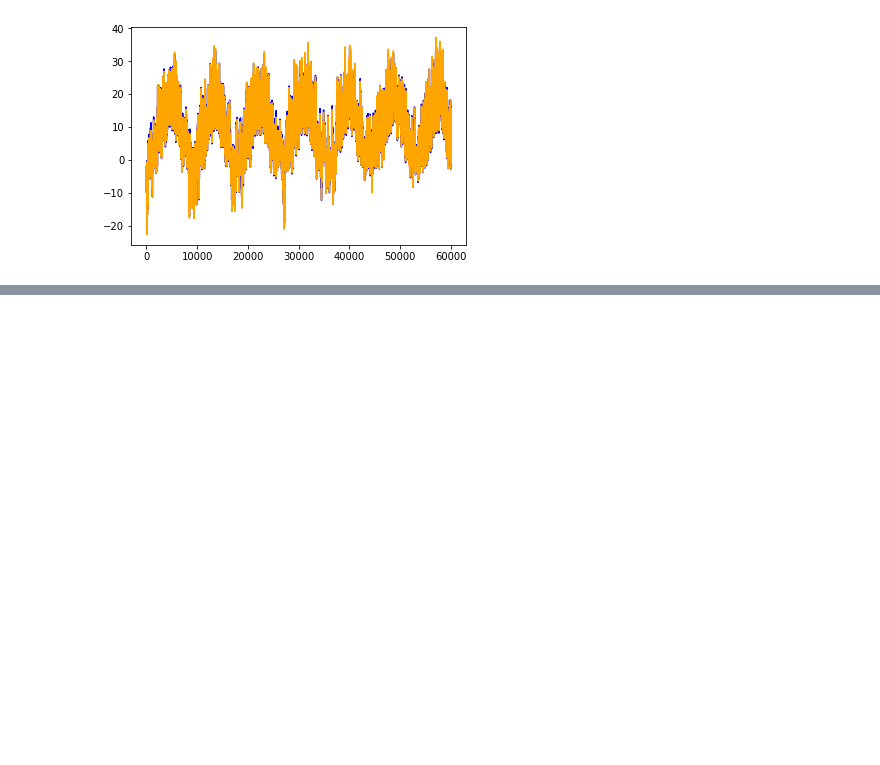
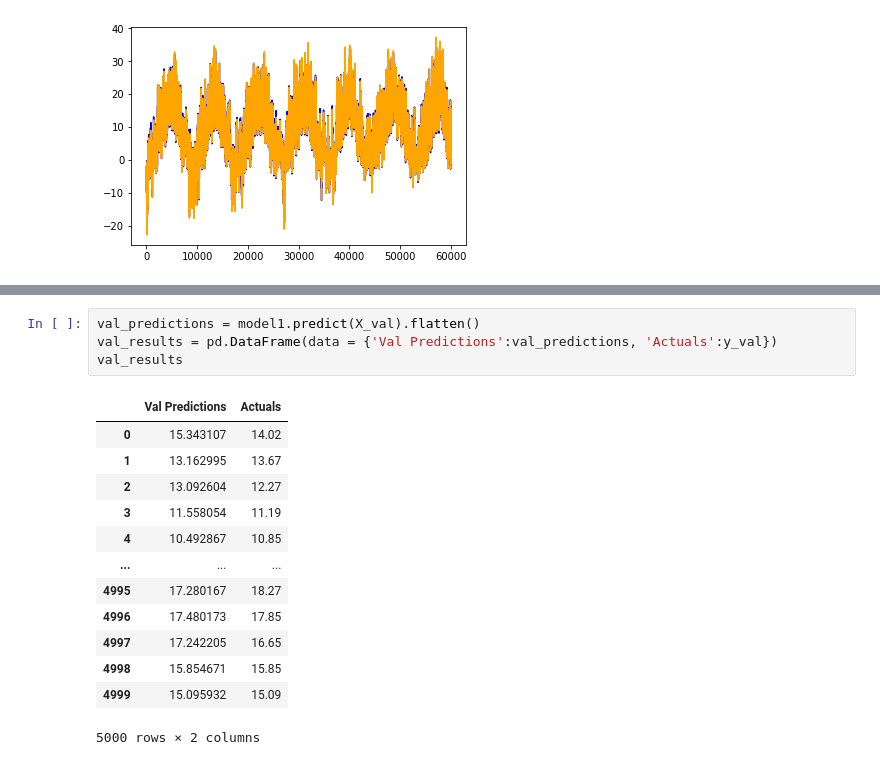
Before and after one commit to hli2238/FinRL---Stock-Prediction, a Jupyter notebook: models/LSTM Model.ipynb, the cells around one changed output, grey strips where cells are left out. Cells and saved outputs as stored; diff of their text form; blank space fills up the shorter version.

```diff
--- a/models/LSTM Model.ipynb
+++ b/models/LSTM Model.ipynb
@@ -131,0 +138,18 @@ plt.plot(results['Actuals'], color = 'orange')
+# %%
+val_predictions = model1.predict(X_val).flatten()
+val_results = pd.DataFrame(data = {'Val Predictions':val_predictions, 'Actuals':y_val})
+val_results
+# %% [output]
+|  | Val Predictions | Actuals |
+| 0 | 15.343107 | 14.02 |
+| 1 | 13.162995 | 13.67 |
+| 2 | 13.092604 | 12.27 |
+| 3 | 11.558054 | 11.19 |
+| 4 | 10.492867 | 10.85 |
+| ... | ... | ... |
+| 4995 | 17.280167 | 18.27 |
+| 4996 | 17.480173 | 17.85 |
+| 4997 | 17.242205 | 16.65 |
+| 4998 | 15.854671 | 15.85 |
+| 4999 | 15.095932 | 15.09 |
+5000 rows × 2 columns
```
Also changed, not shown: parts of 2 cells of this notebook, 2 other files.
